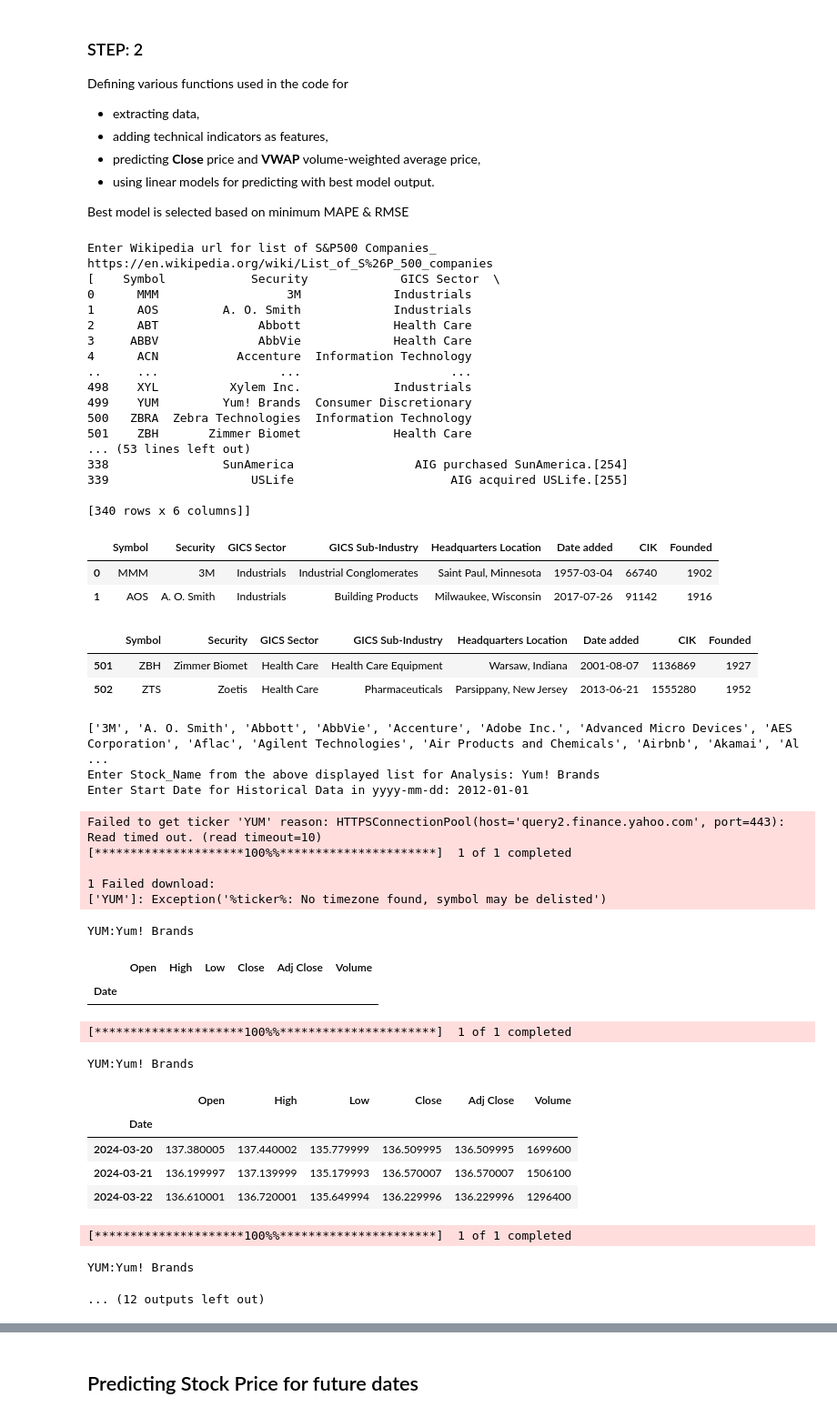
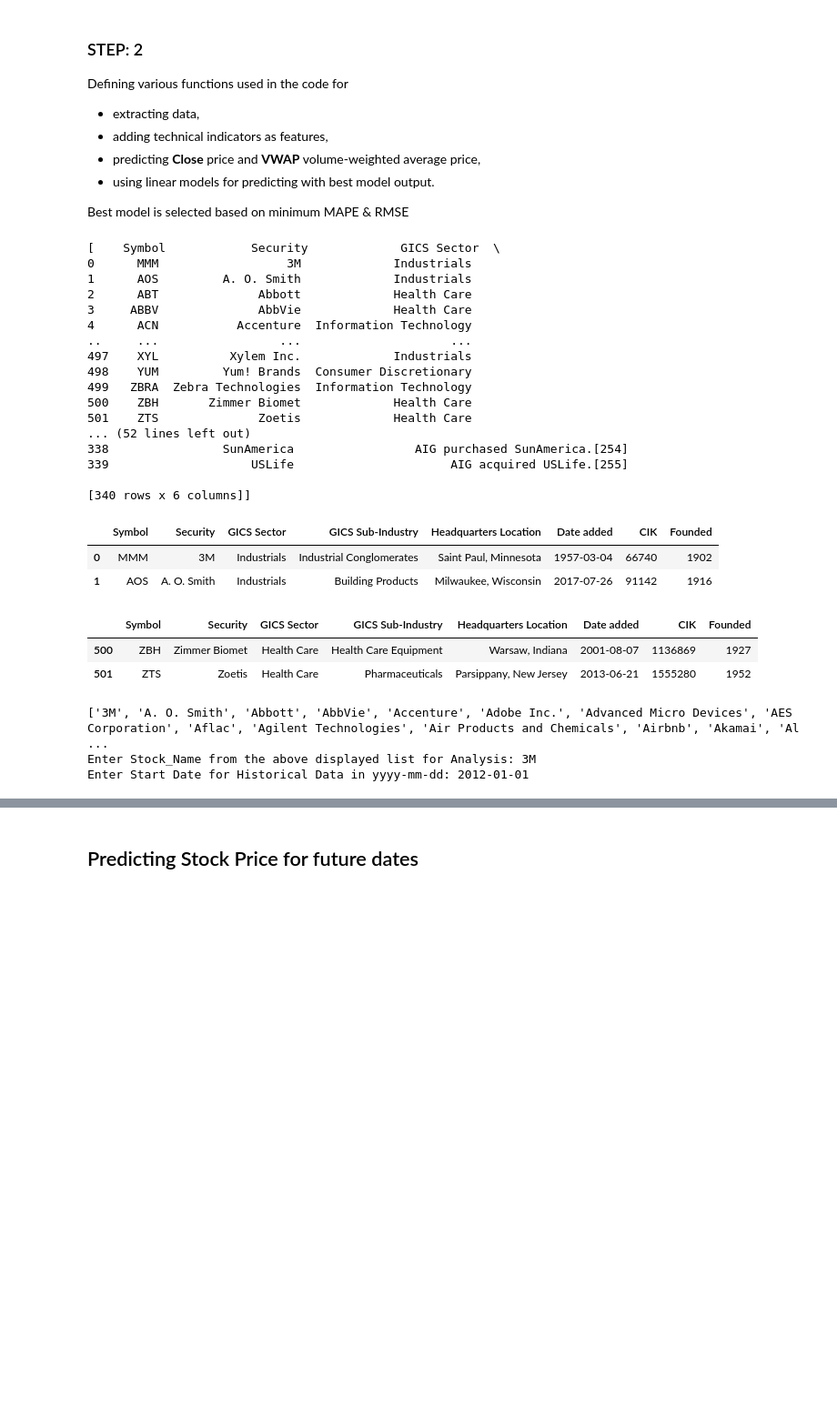
Before and after one commit to catherineGit/Project-2, a Jupyter notebook: Price_Prediction_Linear_Models.ipynb, the cells around one changed output, grey strips where cells are left out. Shown at 91% size. Saved outputs shown, nothing was run; the diff lists cells and outputs as text; code cells hidden in the pictures; blank space fills up the shorter version.

```diff
--- a/Price_Prediction_Linear_Models.ipynb
+++ b/Price_Prediction_Linear_Models.ipynb
@@ -211,67 +211,45 @@ def linear_model_predictions():
 # %%
 # Scrapping for List of stocks in S&P500 for Linear Model ML Prediction Analysis
-url = input('Enter Wikipedia url for list of S&P500 Companies_')
+url = 'https://en.wikipedia.org/wiki/List_of_S%26P_500_companies'
 
 wiki_data = pd.read_html(url)
 print(wiki_data)
 
 ticker_df = wiki_data[0]
 display(ticker_df.head(2))
 display(ticker_df.tail(2))
 
 # Pick Stock from the list for analysis
 
 ticker_list= ticker_df['Symbol'].to_list()
 stock_list = ticker_df['Security'].to_list()
 print(stock_list)
 stock_name = input('Enter Stock_Name from the above displayed list for Analysis:')
 start_date = input('Enter Start Date for Historical Data in yyyy-mm-dd:')
-
-stock_predictions = linear_model_predictions()
-
-stock_predictions
 # %% [output]
-Enter Wikipedia url for list of S&P500 Companies_ https://en.wikipedia.org/wiki/List_of_S%26P_500_companies
 [    Symbol            Security             GICS Sector  \
 0      MMM                  3M             Industrials
 1      AOS         A. O. Smith             Industrials
 2      ABT              Abbott             Health Care
 3     ABBV              AbbVie             Health Care
 4      ACN           Accenture  Information Technology
 ..     ...                 ...                     ...
-498    XYL          Xylem Inc.             Industrials
-499    YUM         Yum! Brands  Consumer Discretionary
-500   ZBRA  Zebra Technologies  Information Technology
-501    ZBH       Zimmer Biomet             Health Care
-... (53 lines left out)
+497    XYL          Xylem Inc.             Industrials
+498    YUM         Yum! Brands  Consumer Discretionary
+499   ZBRA  Zebra Technologies  Information Technology
+500    ZBH       Zimmer Biomet             Health Care
+501    ZTS              Zoetis             Health Care
+... (52 lines left out)
 338                SunAmerica                 AIG purchased SunAmerica.[254]
 339                    USLife                      AIG acquired USLife.[255]
 
 [340 rows x 6 columns]]
 |  | Symbol | Security | GICS Sector | GICS Sub-Industry | Headquarters Location | Date added | CIK | Founded |
 | 0 | MMM | 3M | Industrials | Industrial Conglomerates | Saint Paul, Minnesota | 1957-03-04 | 66740 | 1902 |
 | 1 | AOS | A. O. Smith | Industrials | Building Products | Milwaukee, Wisconsin | 2017-07-26 | 91142 | 1916 |
 |  | Symbol | Security | GICS Sector | GICS Sub-Industry | Headquarters Location | Date added | CIK | Founded |
-| 501 | ZBH | Zimmer Biomet | Health Care | Health Care Equipment | Warsaw, Indiana | 2001-08-07 | 1136869 | 1927 |
-| 502 | ZTS | Zoetis | Health Care | Pharmaceuticals | Parsippany, New Jersey | 2013-06-21 | 1555280 | 1952 |
+| 500 | ZBH | Zimmer Biomet | Health Care | Health Care Equipment | Warsaw, Indiana | 2001-08-07 | 1136869 | 1927 |
+| 501 | ZTS | Zoetis | Health Care | Pharmaceuticals | Parsippany, New Jersey | 2013-06-21 | 1555280 | 1952 |
 ['3M', 'A. O. Smith', 'Abbott', 'AbbVie', 'Accenture', 'Adobe Inc.', 'Advanced Micro Devices', 'AES Corporation', 'Aflac', 'Agilent Technologies', 'Air Products and Chemicals', 'Airbnb', 'Akamai', 'Al ...
-Enter Stock_Name from the above displayed list for Analysis: Yum! Brands
+Enter Stock_Name from the above displayed list for Analysis: 3M
 Enter Start Date for Historical Data in yyyy-mm-dd: 2012-01-01
-Failed to get ticker 'YUM' reason: HTTPSConnectionPool(host='query2.finance.yahoo.com', port=443): Read timed out. (read timeout=10)
-[*********************100%%**********************]  1 of 1 completed
-
-1 Failed download:
-['YUM']: Exception('%ticker%: No timezone found, symbol may be delisted')
-YUM:Yum! Brands
-|  | Open | High | Low | Close | Adj Close | Volume |
-| Date |  |  |  |  |  |  |
-[*********************100%%**********************]  1 of 1 completed
-YUM:Yum! Brands
-|  | Open | High | Low | Close | Adj Close | Volume |
-| Date |  |  |  |  |  |  |
-| 2024-03-20 | 137.380005 | 137.440002 | 135.779999 | 136.509995 | 136.509995 | 1699600 |
-| 2024-03-21 | 136.199997 | 137.139999 | 135.179993 | 136.570007 | 136.570007 | 1506100 |
-| 2024-03-22 | 136.610001 | 136.720001 | 135.649994 | 136.229996 | 136.229996 | 1296400 |
-[*********************100%%**********************]  1 of 1 completed
-YUM:Yum! Brands
-... (12 outputs left out)
```
Also changed, not shown: parts of 14 cells of this notebook.
